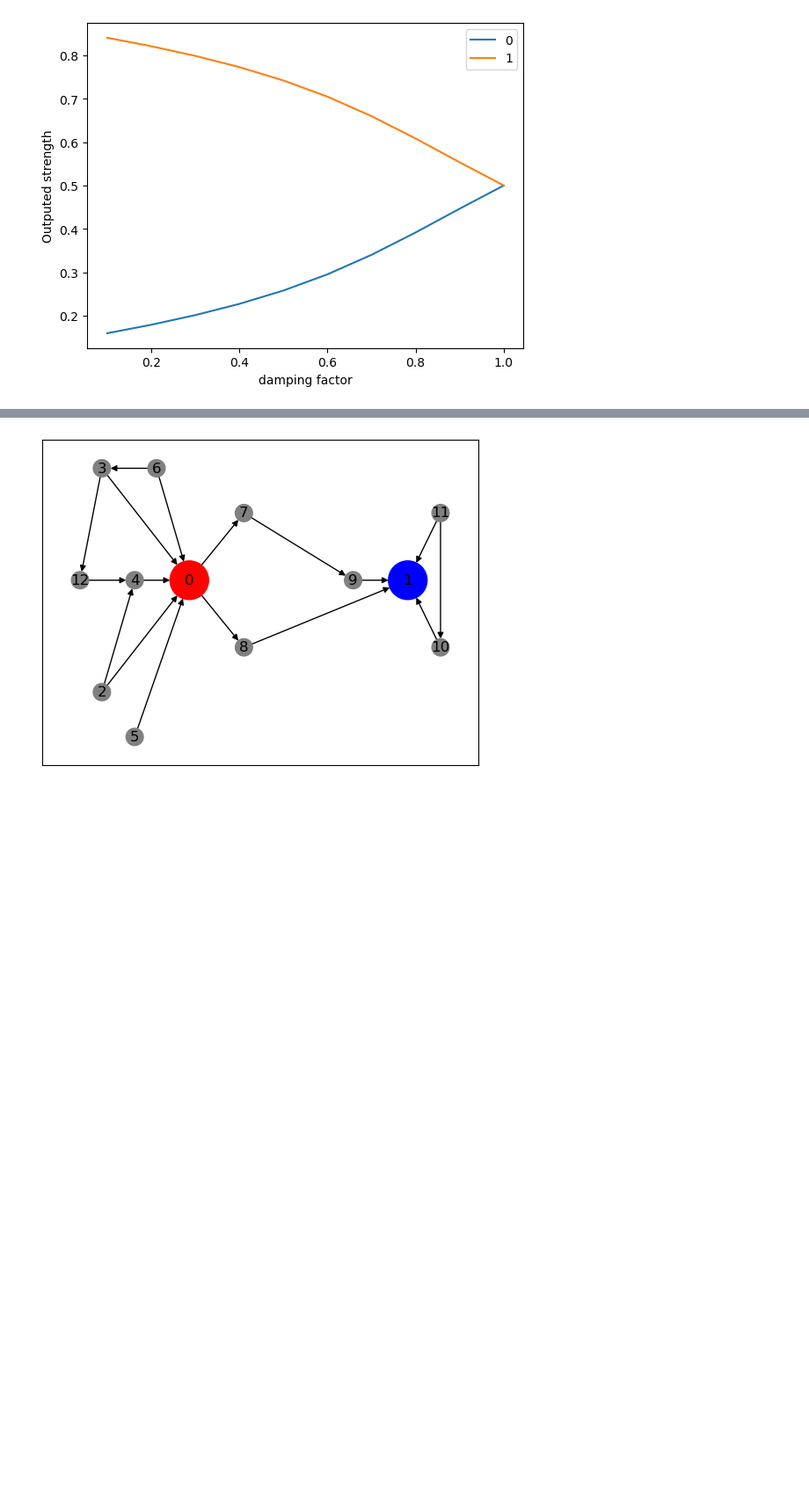
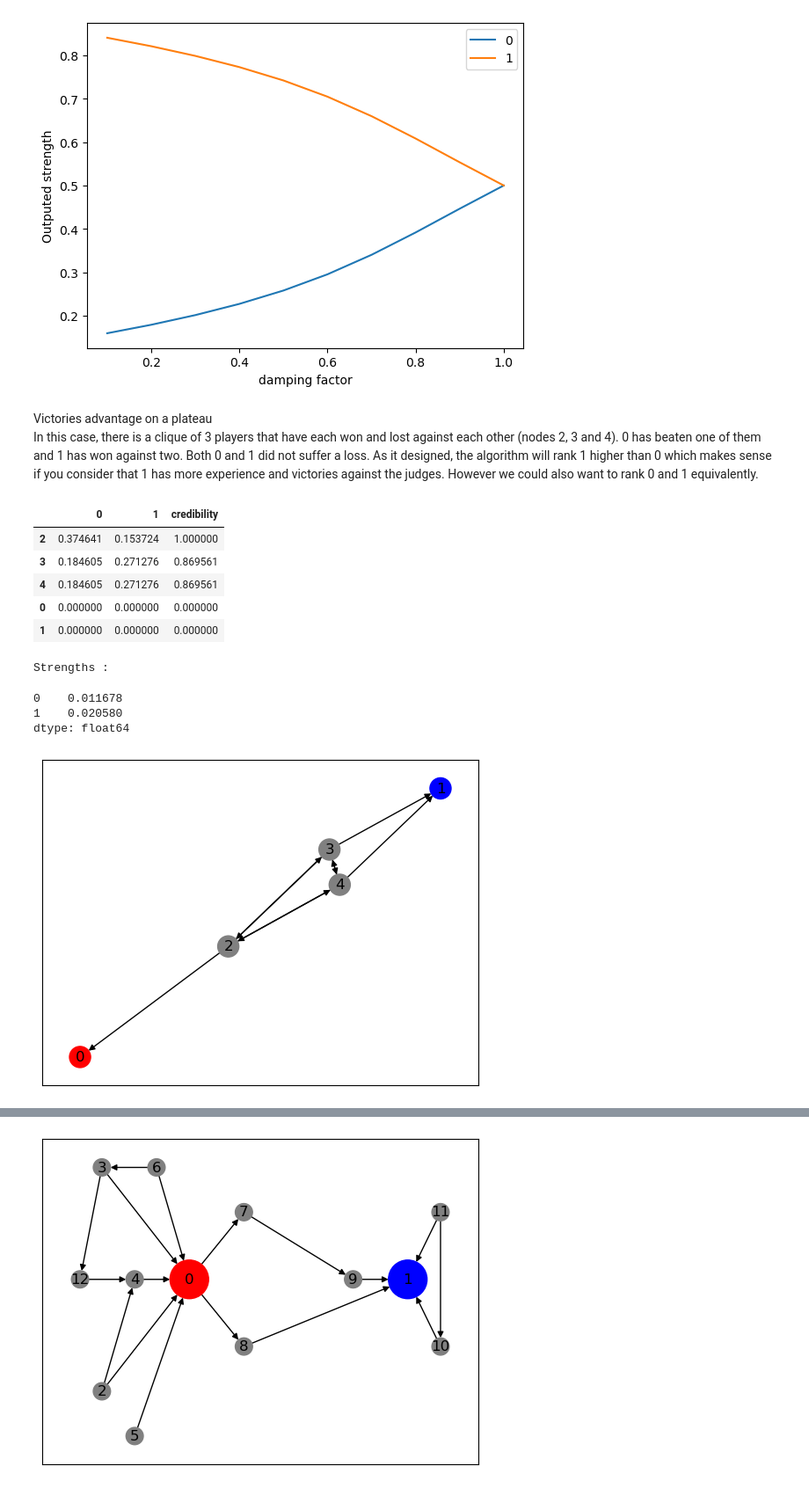
Before and after one commit to PierrickLeroy/mma-graph, a Jupyter notebook: authentic-performance_20230510.ipynb, the cells around one changed output, grey strips where cells are left out. Shown: that part at 88% size. Saved outputs shown, nothing was run; the diff lists cells and outputs as text; code cells hidden in the pictures; blank space fills up the shorter version.

```diff
--- a/authentic-performance_20230510.ipynb
+++ b/authentic-performance_20230510.ipynb
@@ -500,3 +500,38 @@ plt.legend()
 # %% [output]
 <matplotlib.legend.Legend at 0x...>
 [figure]
+# %% [markdown]
+Victories advantage on a plateau \
+In this case, there is a clique of 3 players that have each won and lost against each other (nodes 2, 3 and 4). 0 has beaten one of them and 1 has won against two. Both 0 and 1 did not suffer a loss. As it designed, the algorithm will rank 1 higher than 0 which makes sense if you consider that 1 has more experience and victories against the judges. However we could also want to rank 0 and 1 equivalently.
+# %%
+list_edge = (
+            [2,0]
+            ,[2,3]
+            ,[3,2]
+            ,[3,1]
+            ,[2,4]
+            ,[4,2]
+            ,[4,1]
+            ,[3,4]
+            ,[4,3]
+            )
+G = nx.DiGraph(list_edge)
+nx.draw_networkx(G, node_color=['Red' if node == 0 else 'Blue' if node==1 else "gray" for node in G] )
+df = compute_judgesCredibility(G, list_fighters, alpha=ALPHA)
+G = add_credibilityToNetwork(df, G)
+display(df)
+s = get_relativeStrength(G, list_fighters, damping_factor=0.1)
+print("Strengths :")
+display(s)
+# %% [output]
+|  | 0 | 1 | credibility |
+| 2 | 0.374641 | 0.153724 | 1.000000 |
+| 3 | 0.184605 | 0.271276 | 0.869561 |
+| 4 | 0.184605 | 0.271276 | 0.869561 |
+| 0 | 0.000000 | 0.000000 | 0.000000 |
+| 1 | 0.000000 | 0.000000 | 0.000000 |
+Strengths :
+0    0.011678
+1    0.020580
+dtype: float64
+[figure, added]
```
Also changed, not shown: parts of 16 cells of this notebook, 2 other files.
